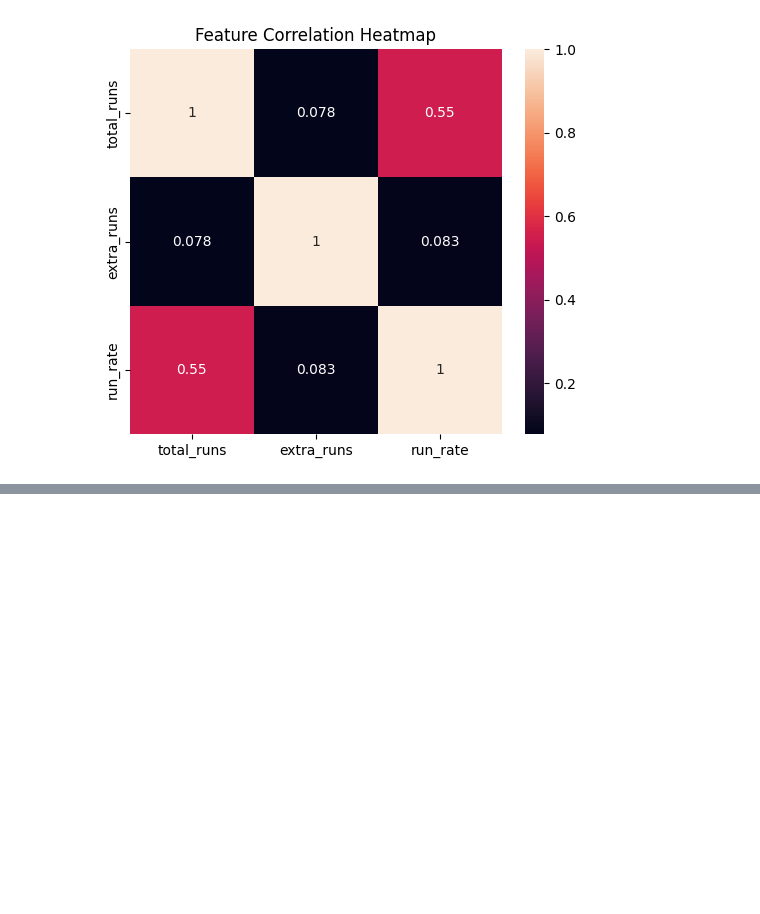
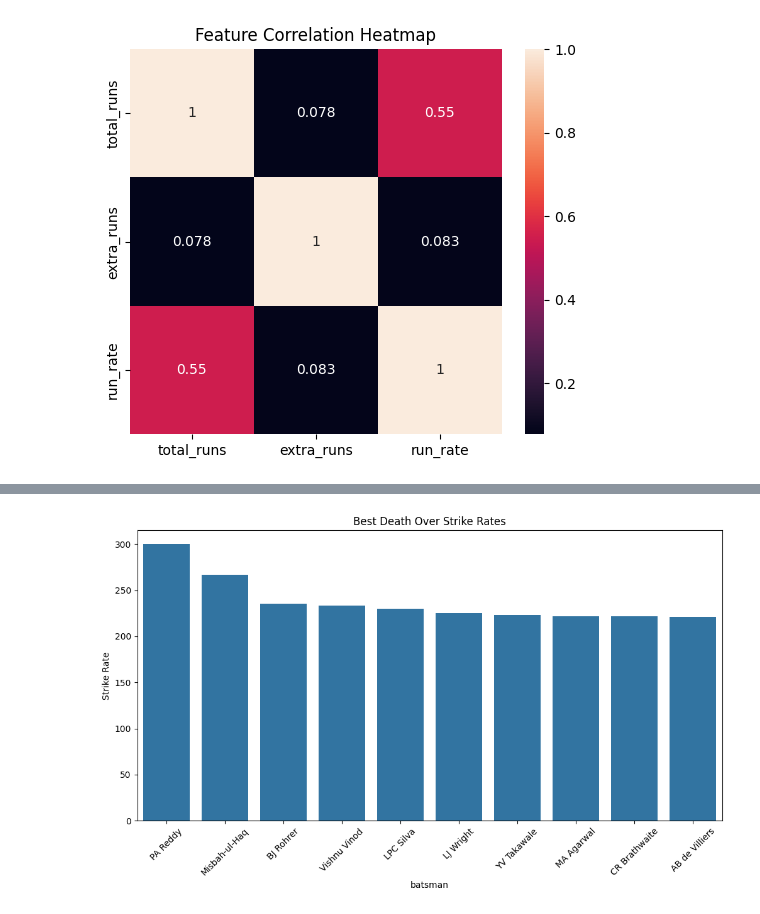
Before and after one commit to sohamm2410/ipl-analytics-dashboard, a Jupyter notebook: notebooks/eda.ipynb, the cells around one changed output, grey strips where cells are left out. Saved outputs shown, nothing was run; the diff lists cells and outputs as text; code cells hidden in the pictures; blank space fills up the shorter version.

Commit message:
Player analysis: death over strike rates, top performers overs 17-20

```diff
--- a/notebooks/eda.ipynb
+++ b/notebooks/eda.ipynb
@@ -539,0 +620,4 @@ plt.show()
+# %%
+death_overs = ipl[ipl['over'] >= 17]
+
+death_overs.head()
@@ -539,0 +654,16 @@ plt.show()
+# %%
+balls_faced = (
+    death_overs.groupby('batsman')
+    .size()
+)
+
+runs_scored = (
+    death_overs.groupby('batsman')['batsman_runs']
+    .sum()
+)
+
+strike_rate = (
+    (runs_scored / balls_faced) * 100
+).sort_values(ascending=False)
+
+strike_rate.head(10)
@@ -539,0 +683,18 @@ plt.show()
+# %%
+top_sr = strike_rate.head(10)
+
+plt.figure(figsize=(12,6))
+
+sns.barplot(
+    x=top_sr.index,
+    y=top_sr.values
+)
+
+plt.xticks(rotation=45)
+
+plt.title("Best Death Over Strike Rates")
+plt.ylabel("Strike Rate")
+
+plt.show()
+# %% [output]
+[figure, added]
```
Also changed, not shown: parts of 14 cells of this notebook, 2 other files.
